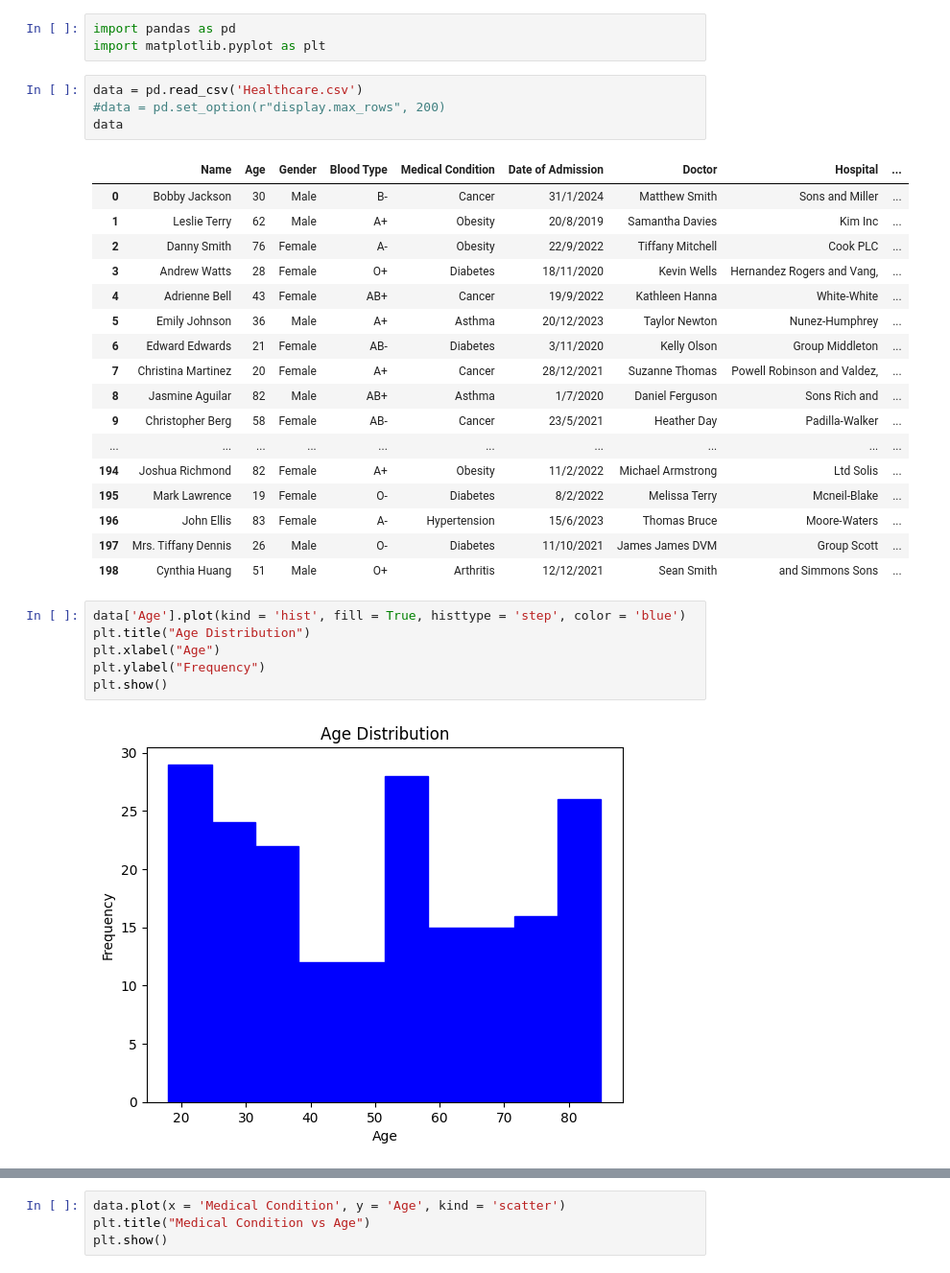
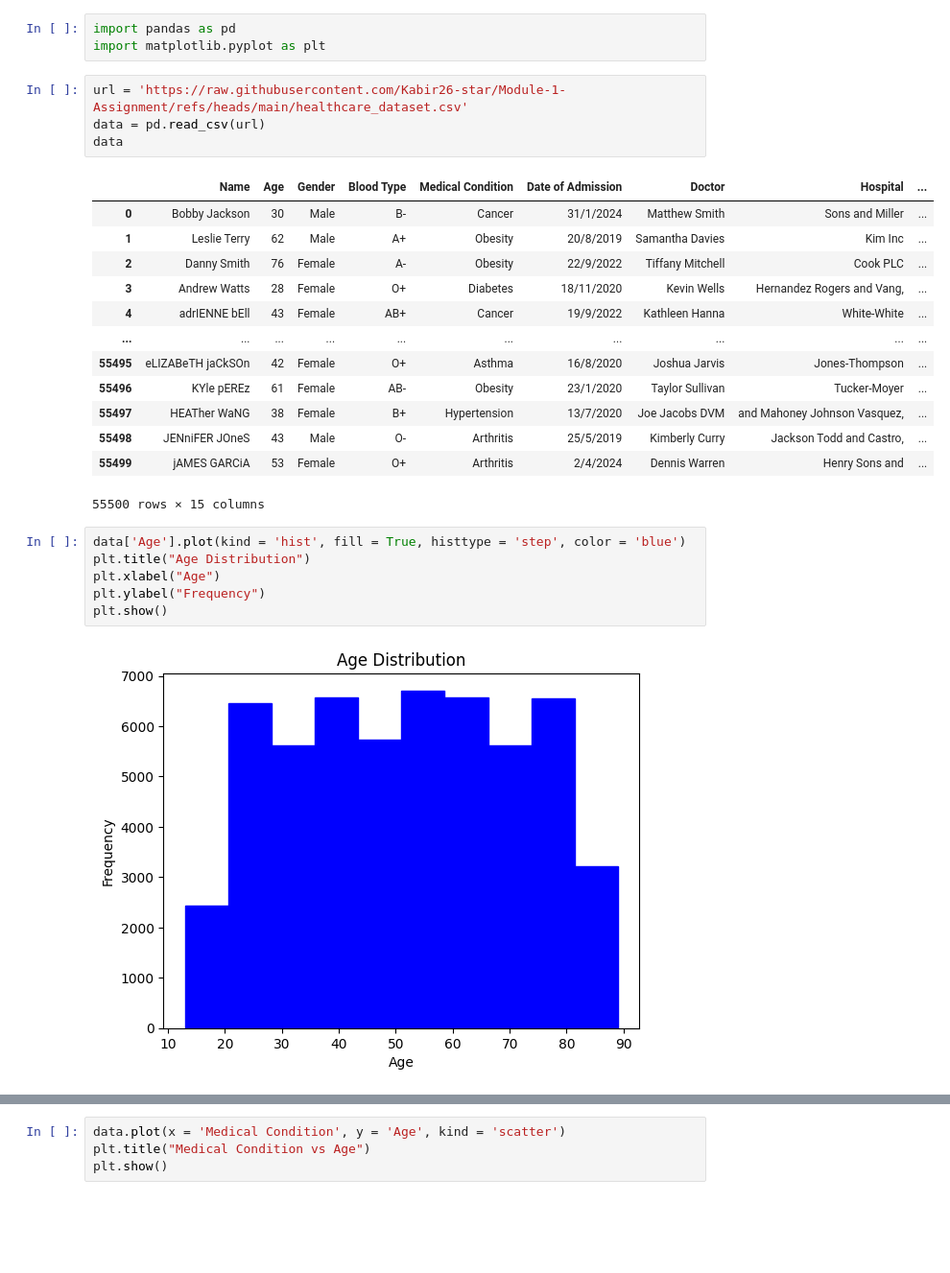
Before and after one commit to Kabir26-star/Module-1-Assignment, a Jupyter notebook: Module_1.ipynb, the cells around one changed output, grey strips where cells are left out. Shown at 96% size. Cells and saved outputs as stored; diff of their text form; blank space fills up the shorter version.

```diff
--- a/Module_1.ipynb
+++ b/Module_1.ipynb
@@ -9,28 +3,24 @@ Saving Healthcare.csv to Healthcare.csv
 # %%
 import pandas as pd
 import matplotlib.pyplot as plt
-# %%
-data = pd.read_csv('Healthcare.csv')
-#data = pd.set_option(r"display.max_rows", 200)
-data
-# %% [output]
-|  | Name | Age | Gender | Blood Type | Medical Condition | Date of Admission | Doctor | Hospital | ... |
-| 0 | Bobby Jackson | 30 | Male | B- | Cancer | 31/1/2024 | Matthew Smith | Sons and Miller | ... |
-| 1 | Leslie Terry | 62 | Male | A+ | Obesity | 20/8/2019 | Samantha Davies | Kim Inc | ... |
-| 2 | Danny Smith | 76 | Female | A- | Obesity | 22/9/2022 | Tiffany Mitchell | Cook PLC | ... |
-| 3 | Andrew Watts | 28 | Female | O+ | Diabetes | 18/11/2020 | Kevin Wells | Hernandez Rogers and Vang, | ... |
-| 4 | Adrienne Bell | 43 | Female | AB+ | Cancer | 19/9/2022 | Kathleen Hanna | White-White | ... |
-| 5 | Emily Johnson | 36 | Male | A+ | Asthma | 20/12/2023 | Taylor Newton | Nunez-Humphrey | ... |
-| 6 | Edward Edwards | 21 | Female | AB- | Diabetes | 3/11/2020 | Kelly Olson | Group Middleton | ... |
-| 7 | Christina Martinez | 20 | Female | A+ | Cancer | 28/12/2021 | Suzanne Thomas | Powell Robinson and Valdez, | ... |
-| 8 | Jasmine Aguilar | 82 | Male | AB+ | Asthma | 1/7/2020 | Daniel Ferguson | Sons Rich and | ... |
-| 9 | Christopher Berg | 58 | Female | AB- | Cancer | 23/5/2021 | Heather Day | Padilla-Walker | ... |
-| ... | ... | ... | ... | ... | ... | ... | ... | ... | ... |
-| 194 | Joshua Richmond | 82 | Female | A+ | Obesity | 11/2/2022 | Michael Armstrong | Ltd Solis | ... |
-| 195 | Mark Lawrence | 19 | Female | O- | Diabetes | 8/2/2022 | Melissa Terry | Mcneil-Blake | ... |
-| 196 | John Ellis | 83 | Female | A- | Hypertension | 15/6/2023 | Thomas Bruce | Moore-Waters | ... |
-| 197 | Mrs. Tiffany Dennis | 26 | Male | O- | Diabetes | 11/10/2021 | James James DVM | Group Scott | ... |
-| 198 | Cynthia Huang | 51 | Male | O+ | Arthritis | 12/12/2021 | Sean Smith | and Simmons Sons | ... |
+# %%
+url = 'https://raw.githubusercontent.com/Kabir26-star/Module-1-Assignment/refs/heads/main/healthcare_dataset.csv'
+data = pd.read_csv(url)
+data
+# %% [output]
+|  | Name | Age | Gender | Blood Type | Medical Condition | Date of Admission | Doctor | Hospital | ... |
+| 0 | Bobby Jackson | 30 | Male | B- | Cancer | 31/1/2024 | Matthew Smith | Sons and Miller | ... |
+| 1 | Leslie Terry | 62 | Male | A+ | Obesity | 20/8/2019 | Samantha Davies | Kim Inc | ... |
+| 2 | Danny Smith | 76 | Female | A- | Obesity | 22/9/2022 | Tiffany Mitchell | Cook PLC | ... |
+| 3 | Andrew Watts | 28 | Female | O+ | Diabetes | 18/11/2020 | Kevin Wells | Hernandez Rogers and Vang, | ... |
+| 4 | adrIENNE bEll | 43 | Female | AB+ | Cancer | 19/9/2022 | Kathleen Hanna | White-White | ... |
+| ... | ... | ... | ... | ... | ... | ... | ... | ... | ... |
+| 55495 | eLIZABeTH jaCkSOn | 42 | Female | O+ | Asthma | 16/8/2020 | Joshua Jarvis | Jones-Thompson | ... |
+| 55496 | KYle pEREz | 61 | Female | AB- | Obesity | 23/1/2020 | Taylor Sullivan | Tucker-Moyer | ... |
+| 55497 | HEATher WaNG | 38 | Female | B+ | Hypertension | 13/7/2020 | Joe Jacobs DVM | and Mahoney Johnson Vasquez, | ... |
+| 55498 | JENniFER JOneS | 43 | Male | O- | Arthritis | 25/5/2019 | Kimberly Curry | Jackson Todd and Castro, | ... |
+| 55499 | jAMES GARCiA | 53 | Female | O+ | Arthritis | 2/4/2024 | Dennis Warren | Henry Sons and | ... |
+55500 rows × 15 columns
 # %%
 data['Age'].plot(kind = 'hist', fill = True, histtype = 'step', color = 'blue')
 plt.title("Age Distribution")
@@ -38,7 +28,7 @@ plt.xlabel("Age")
 plt.ylabel("Frequency")
 plt.show()
 # %% [output]
-[figure, old version]
+[figure, new version]
 # %%
 # Pie chart of the Medical Condition
 data[data['Gender']== 'Male'].groupby('Medical Condition').size().plot(kind = 'pie', autopct = '%1.1f%%')
```
Also changed, not shown: parts of 5 cells of this notebook.
